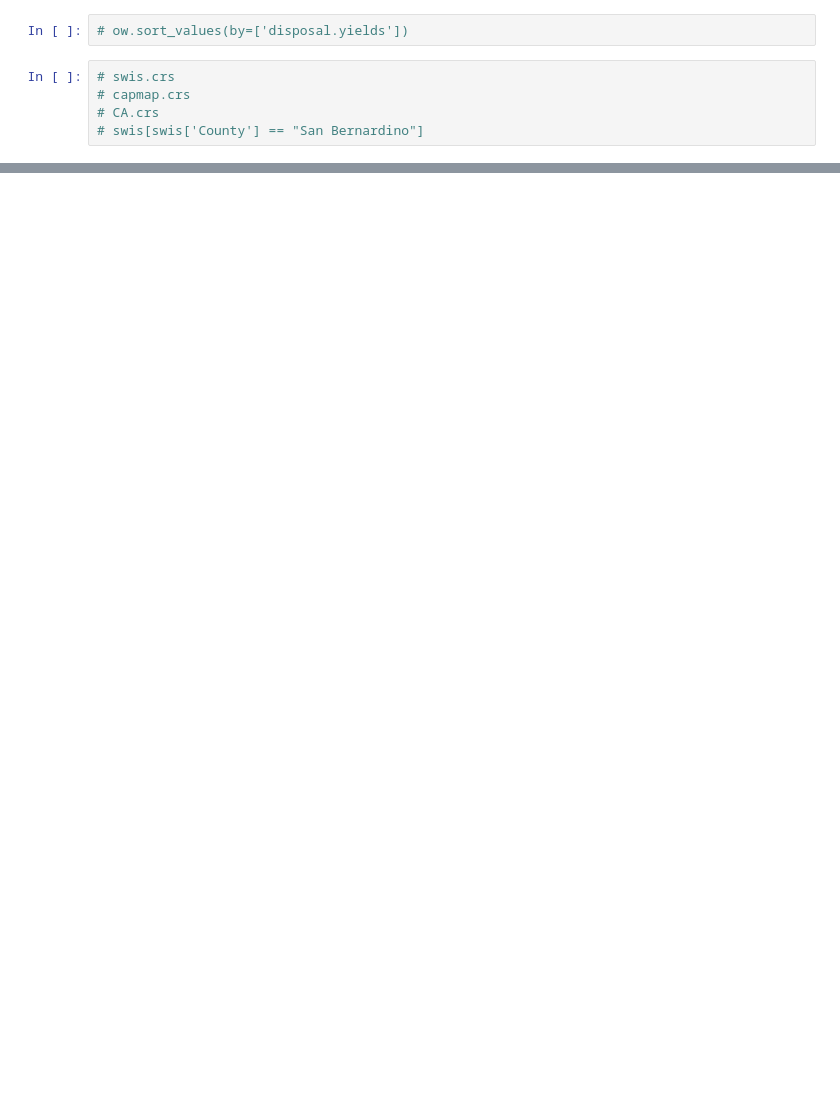
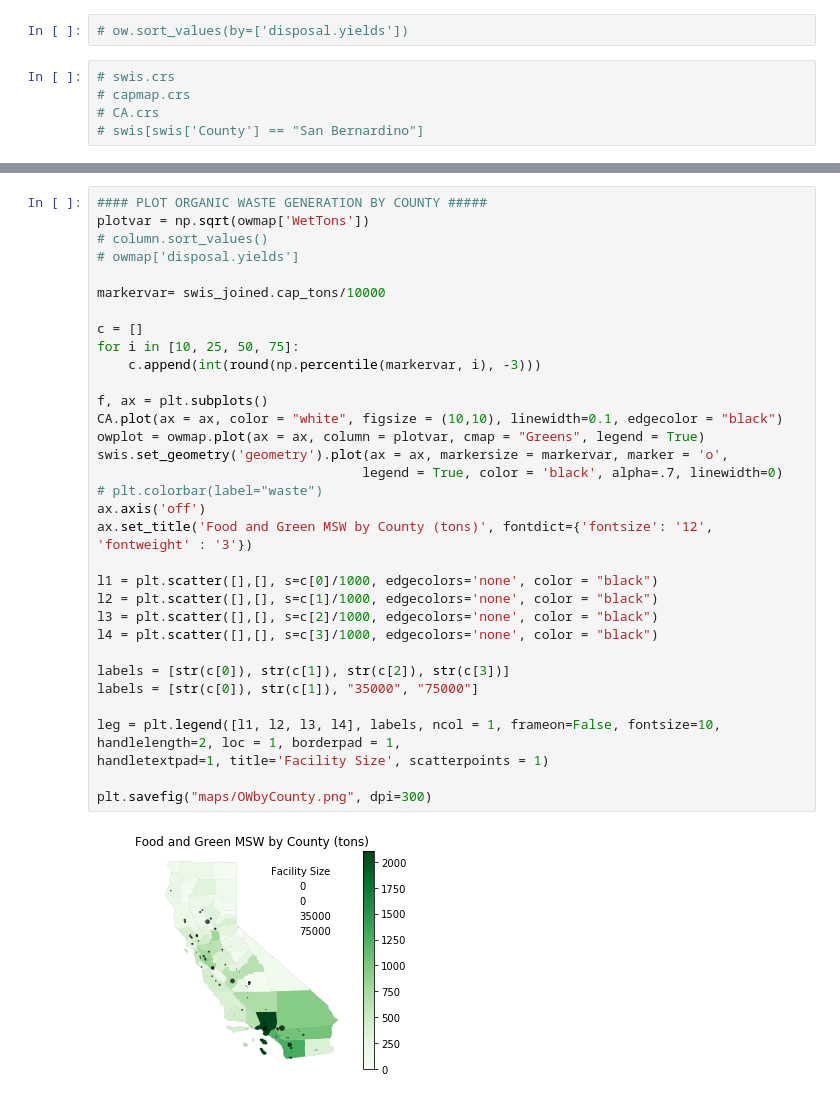
Before and after one commit to anayahall/grapevine, a Jupyter notebook: scripts/plots_raw.ipynb, the cells around one changed output, grey strips where cells are left out. Saved outputs shown, nothing was run; the diff lists cells and outputs as text; blank space fills up the shorter version.

```diff
--- a/scripts/plots_raw.ipynb
+++ b/scripts/plots_raw.ipynb
@@ -232,0 +225,36 @@ plt.savefig("maps/CapacitybyCounty.png", dpi=300)
+# %%
+#### PLOT ORGANIC WASTE GENERATION BY COUNTY #####
+plotvar = np.sqrt(owmap['WetTons'])
+# column.sort_values()
+# owmap['disposal.yields']
+
+markervar= swis_joined.cap_tons/10000
+
+c = []
+for i in [10, 25, 50, 75]:
+    c.append(int(round(np.percentile(markervar, i), -3)))
+
+f, ax = plt.subplots()
+CA.plot(ax = ax, color = "white", figsize = (10,10), linewidth=0.1, edgecolor = "black")
+owplot = owmap.plot(ax = ax, column = plotvar, cmap = "Greens", legend = True)
+swis.set_geometry('geometry').plot(ax = ax, markersize = markervar, marker = 'o',
+                                  legend = True, color = 'black', alpha=.7, linewidth=0)
+# plt.colorbar(label="waste")
+ax.axis('off')
+ax.set_title('Food and Green MSW by County (tons)', fontdict={'fontsize': '12', 'fontweight' : '3'})
+
+l1 = plt.scatter([],[], s=c[0]/1000, edgecolors='none', color = "black")
+l2 = plt.scatter([],[], s=c[1]/1000, edgecolors='none', color = "black")
+l3 = plt.scatter([],[], s=c[2]/1000, edgecolors='none', color = "black")
+l4 = plt.scatter([],[], s=c[3]/1000, edgecolors='none', color = "black")
+
+labels = [str(c[0]), str(c[1]), str(c[2]), str(c[3])]
+labels = [str(c[0]), str(c[1]), "35000", "75000"]
+
+leg = plt.legend([l1, l2, l3, l4], labels, ncol = 1, frameon=False, fontsize=10,
+handlelength=2, loc = 1, borderpad = 1,
+handletextpad=1, title='Facility Size', scatterpoints = 1)
+
+plt.savefig("maps/OWbyCounty.png", dpi=300)
+# %% [output]
+[figure, added]
```
Also changed, not shown: parts of 11 cells of this notebook, 14 other files.
